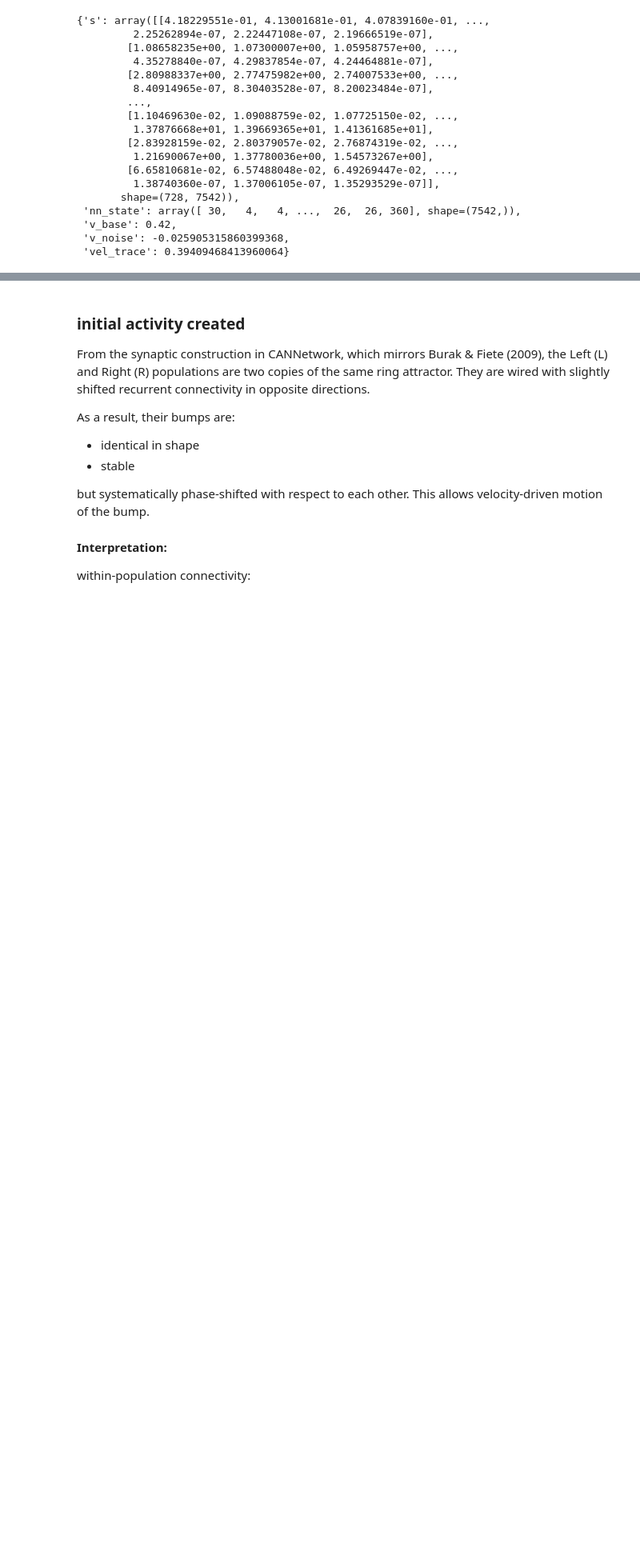
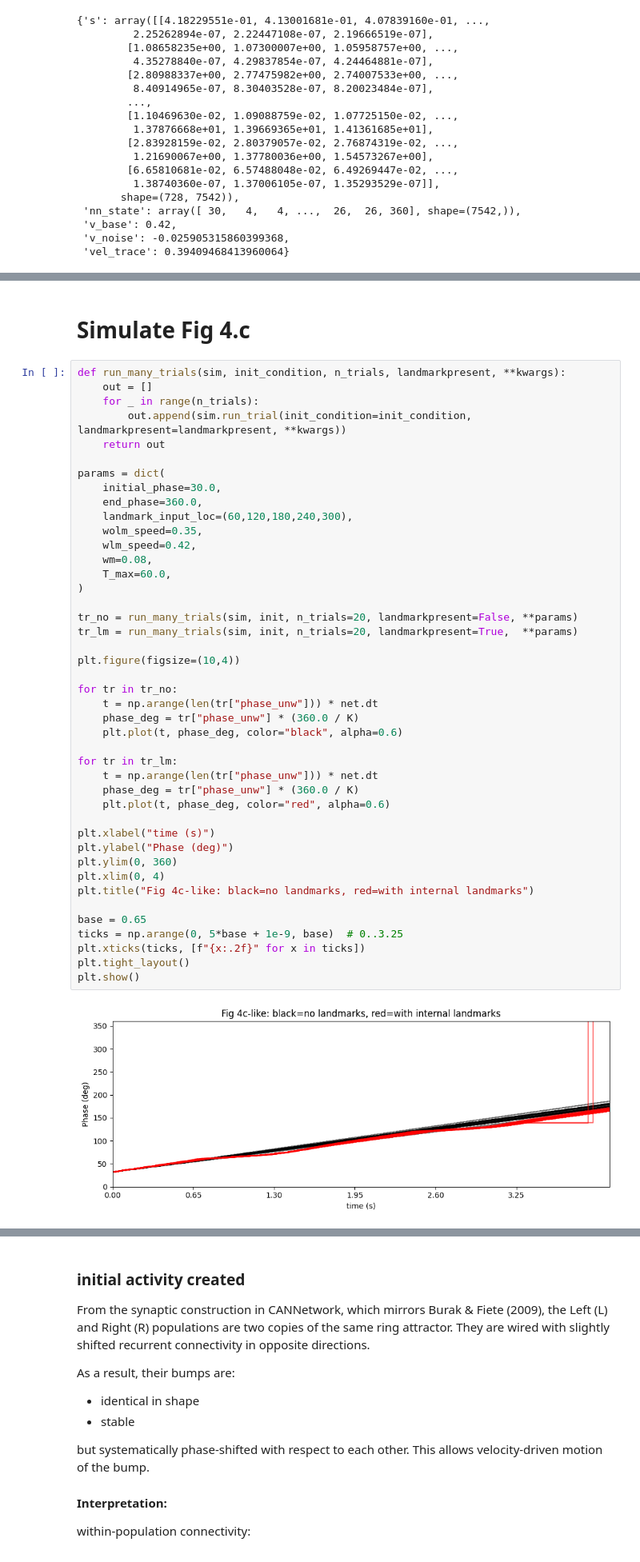
Before and after one commit to claramont/mental-navigation, a Jupyter notebook: src/mental_navigation/CAN/CAN_notebook.ipynb, the cells around one changed output, grey strips where cells are left out. Shown at 80% size. Drawn from its saved outputs; the diff is of its cells as text; blank space fills up the shorter version.

```diff
--- a/src/mental_navigation/CAN/CAN_notebook.ipynb
+++ b/src/mental_navigation/CAN/CAN_notebook.ipynb
@@ -450,0 +479,47 @@ trial_lm
+# %% [markdown]
+# Simulate Fig 4.c
+# %%
+def run_many_trials(sim, init_condition, n_trials, landmarkpresent, **kwargs):
+    out = []
+    for _ in range(n_trials):
+        out.append(sim.run_trial(init_condition=init_condition, landmarkpresent=landmarkpresent, **kwargs))
+    return out
+
+params = dict(
+    initial_phase=30.0,
+    end_phase=360.0,
+    landmark_input_loc=(60,120,180,240,300),
+    wolm_speed=0.35,
+    wlm_speed=0.42,
+    wm=0.08,
+    T_max=60.0,
+)
+
+tr_no = run_many_trials(sim, init, n_trials=20, landmarkpresent=False, **params)
+tr_lm = run_many_trials(sim, init, n_trials=20, landmarkpresent=True,  **params)
+
+plt.figure(figsize=(10,4))
+
+for tr in tr_no:
+    t = np.arange(len(tr["phase_unw"])) * net.dt
+    phase_deg = tr["phase_unw"] * (360.0 / K)
+    plt.plot(t, phase_deg, color="black", alpha=0.6)
+
+for tr in tr_lm:
+    t = np.arange(len(tr["phase_unw"])) * net.dt
+    phase_deg = tr["phase_unw"] * (360.0 / K)
+    plt.plot(t, phase_deg, color="red", alpha=0.6)
+
+plt.xlabel("time (s)")
+plt.ylabel("Phase (deg)")
+plt.ylim(0, 360)
+plt.xlim(0, 4)
+plt.title("Fig 4c-like: black=no landmarks, red=with internal landmarks")
+
+base = 0.65
+ticks = np.arange(0, 5*base + 1e-9, base)  # 0..3.25
+plt.xticks(ticks, [f"{x:.2f}" for x in ticks])
+plt.tight_layout()
+plt.show()
+# %% [output]
+[figure, added]
```
Also changed, not shown: parts of 20 cells of this notebook, 2 other files.
